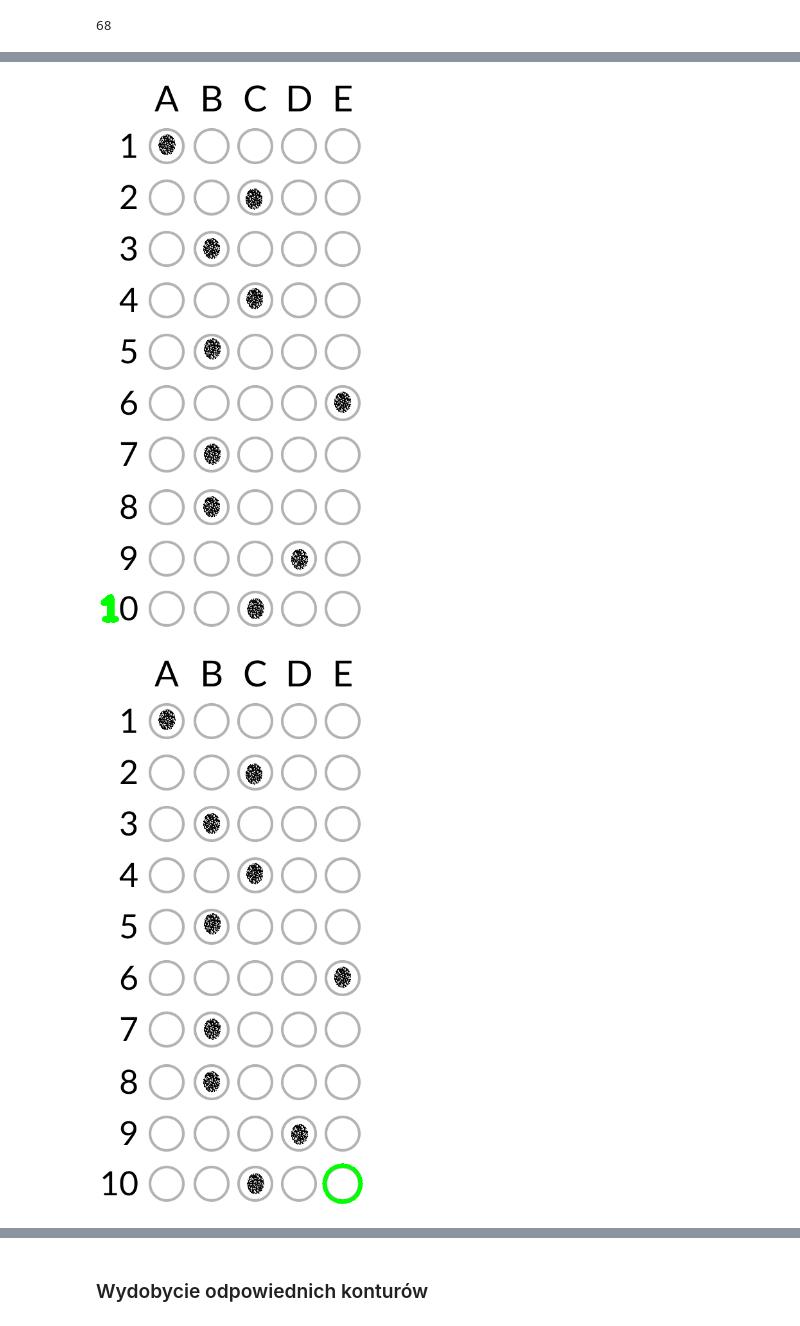
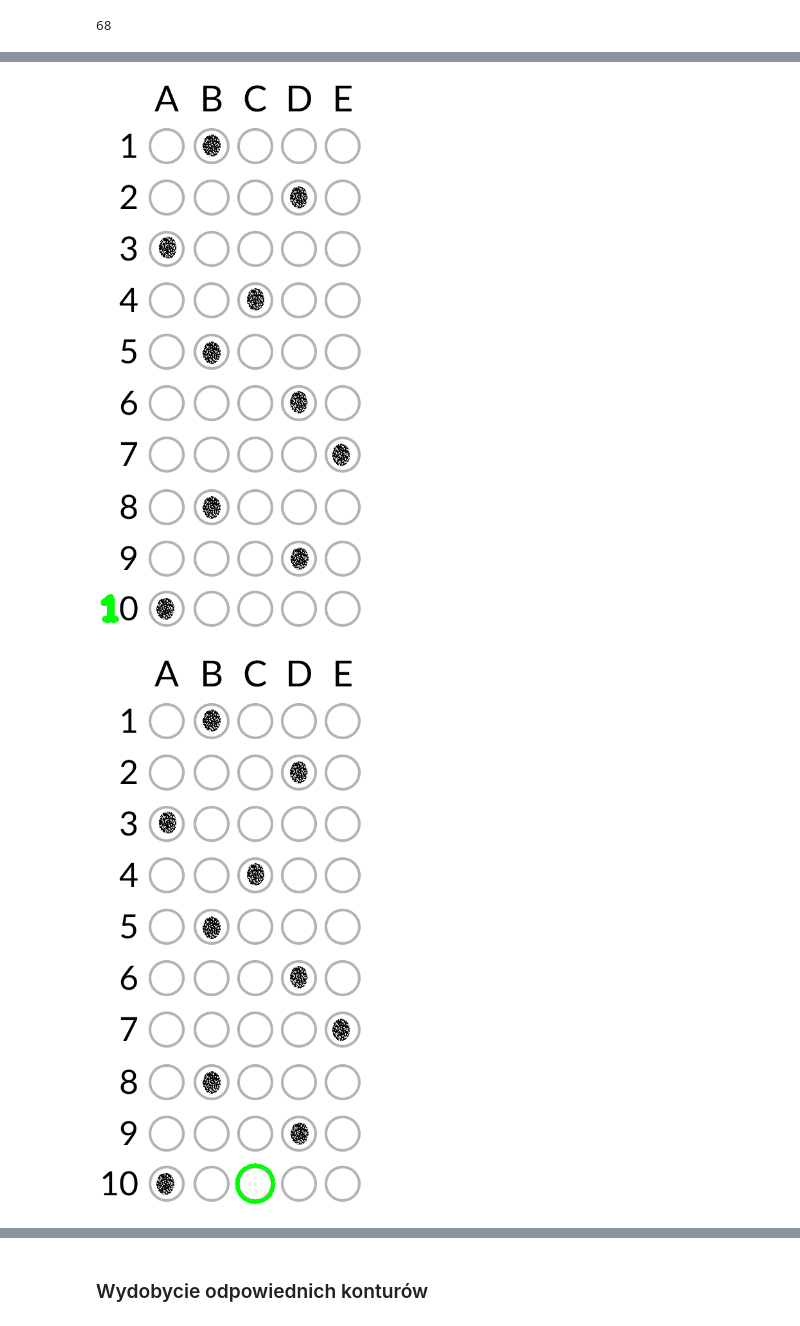
Before and after one commit to krakowiakpawel9/computer-vision-course, a Jupyter notebook: 03_optical-mark-recognition/01_omr.ipynb, the cells around one changed output, grey strips where cells are left out. Drawn from its saved outputs; the diff is of its cells as text; code cells hidden in the pictures.

```diff
--- a/03_optical-mark-recognition/01_omr.ipynb
+++ b/03_optical-mark-recognition/01_omr.ipynb
@@ -50,6 +50,6 @@ ANSWER_KEY = {0: 1, 1: 3, 2: 0, 3: 2, 4: 1, 5: 3, 6: 4, 7: 1, 8: 3, 9: 0}
 # %% [markdown]
 ### <a name='a1'></a> Wczytanie obrazu
 # %%
-image = cv2.imread('answers_2.png')
+image = cv2.imread('key.png')
 cv2_imshow(image)
 # %% [output]
@@ -71,6 +71,6 @@ cv2_imshow(blurred)
 # %% [markdown]
 ### <a name='a4'></a> Detekcja krawędzi
 # %%
-edges = cv2.Canny(image=blurred, threshold1=70, threshold2=70)
-cv2_imshow(edges)
+thresh = cv2.Canny(image=blurred, threshold1=70, threshold2=70)
+cv2_imshow(thresh)
 # %% [output]
@@ -78,3 +77,0 @@ cv2_imshow(edges)
-# %%
-thresh = cv2.threshold(src=edges, thresh=50, maxval=255, type=cv2.THRESH_BINARY | cv2.THRESH_OTSU)[1]
-cv2_imshow(thresh)
@@ -97,12 +92,12 @@ cv2_imshow(cnt1)
 cnt1 = cv2.drawContours(image=image.copy(), contours=[cnts[1]], contourIdx=-1, color=(0, 255, 0), thickness=5)
 cv2_imshow(cnt1)
 # %% [output]
-[figure, old version]
+[figure, new version]
 # %%
-cnt1 = cv2.drawContours(image=image.copy(), contours=[cnts[2]], contourIdx=-1, color=(0, 255, 0), thickness=5)
+cnt1 = cv2.drawContours(image=image.copy(), contours=[cnts[4]], contourIdx=-1, color=(0, 255, 0), thickness=5)
 cv2_imshow(cnt1)
 # %% [output]
-[figure, old version]
+[figure, new version]
 # %%
 cnt_img = image.copy()
 for contour in cnts:
```
Also changed, not shown: parts of 14 cells of this notebook.
